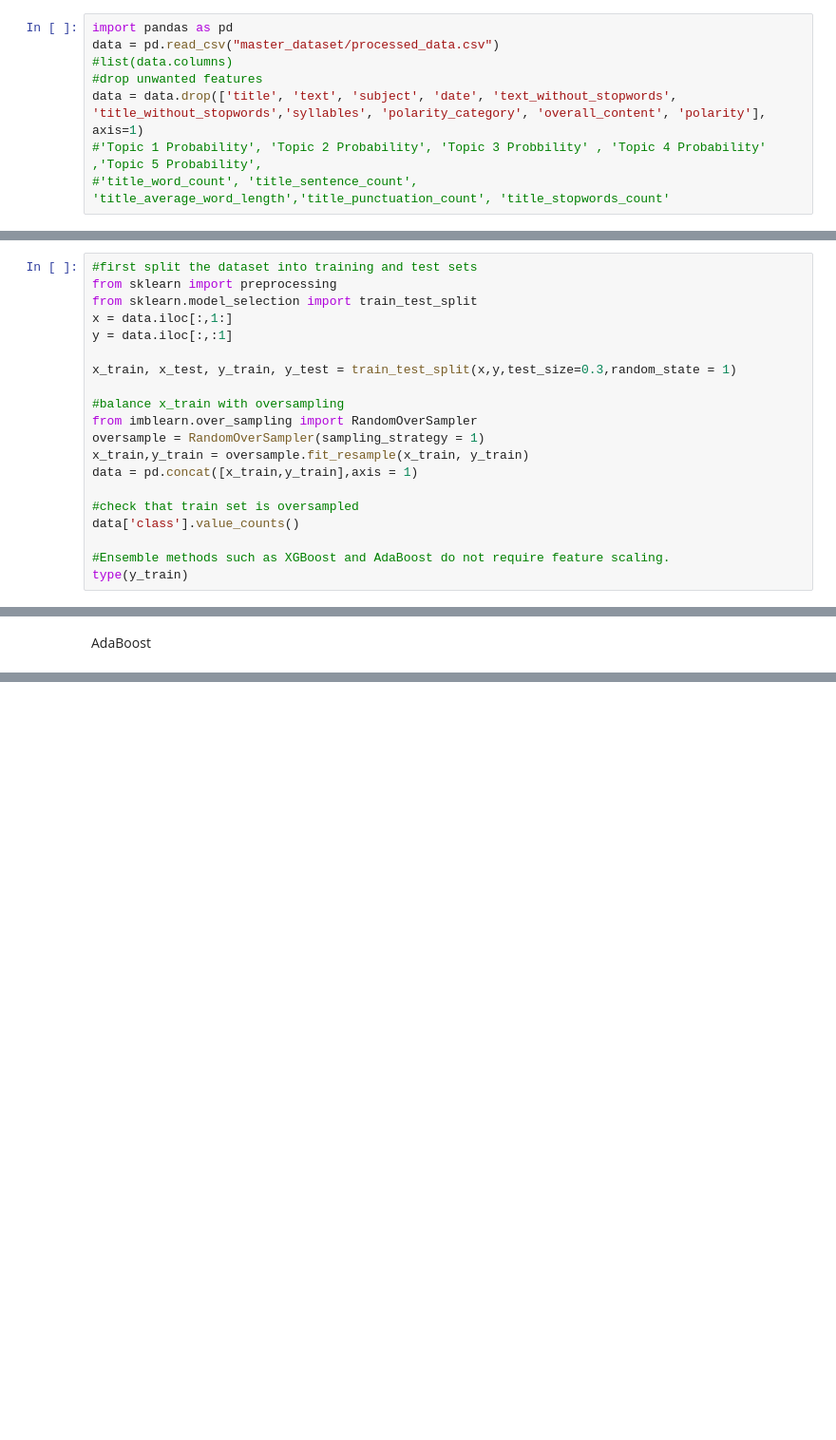
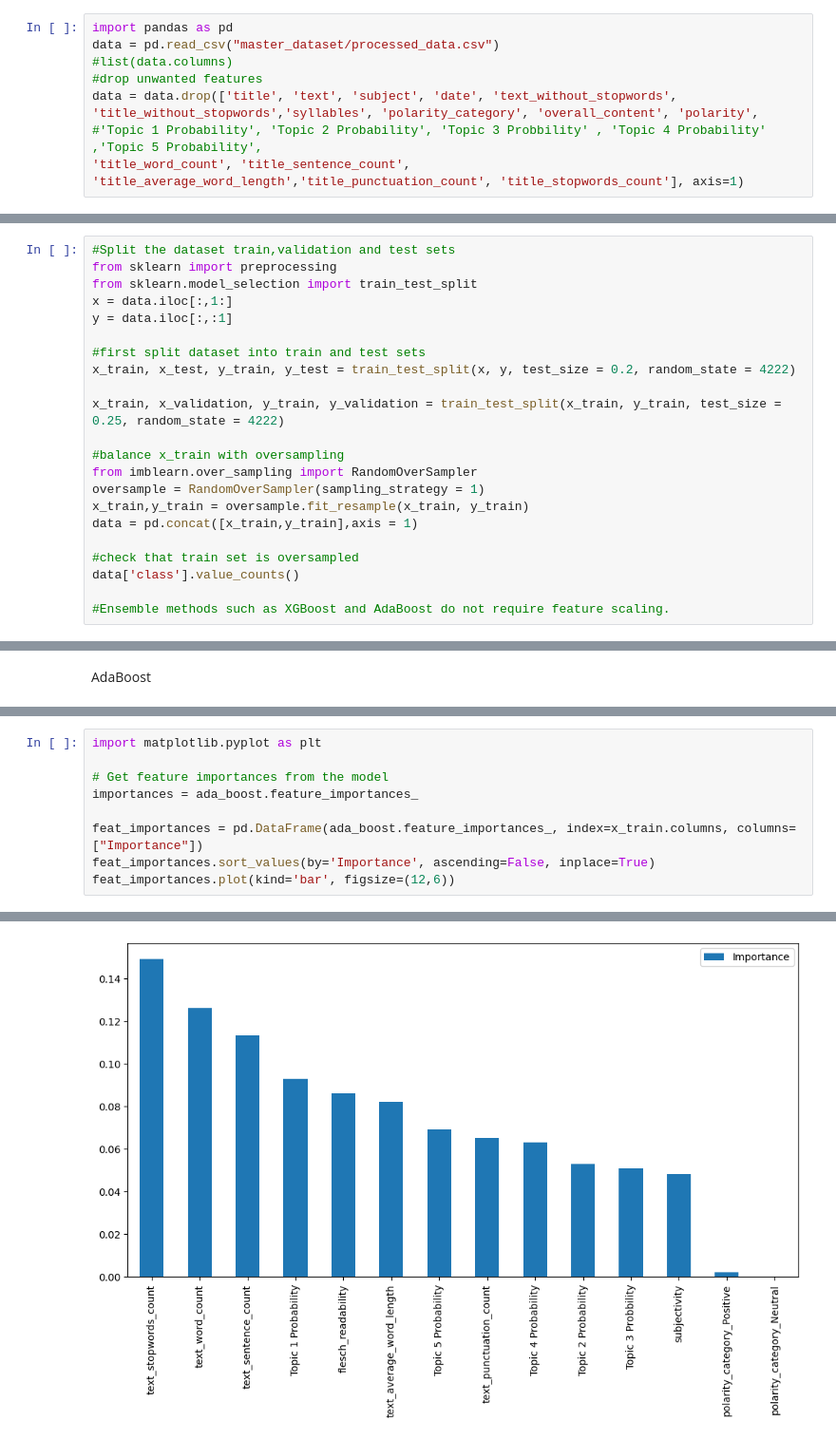
Before and after one commit to brandonyhr98/BT4222-Group-Project, a Jupyter notebook: Boosting.ipynb, the cells around one changed output, grey strips where cells are left out. Shown at 95% size. Saved outputs shown, nothing was run; the diff lists cells and outputs as text; blank space fills up the shorter version.

```diff
--- a/Boosting.ipynb
+++ b/Boosting.ipynb
@@ -3,9 +3,9 @@ import pandas as pd
 data = pd.read_csv("master_dataset/processed_data.csv")
 #list(data.columns)
 #drop unwanted features
-data = data.drop(['title', 'text', 'subject', 'date', 'text_without_stopwords', 'title_without_stopwords','syllables', 'polarity_category', 'overall_content', 'polarity'], axis=1)
+data = data.drop(['title', 'text', 'subject', 'date', 'text_without_stopwords', 'title_without_stopwords','syllables', 'polarity_category', 'overall_content', 'polarity',
 #'Topic 1 Probability', 'Topic 2 Probability', 'Topic 3 Probbility' , 'Topic 4 Probability' ,'Topic 5 Probability',
-#'title_word_count', 'title_sentence_count', 'title_average_word_length','title_punctuation_count', 'title_stopwords_count'
+'title_word_count', 'title_sentence_count', 'title_average_word_length','title_punctuation_count', 'title_stopwords_count'], axis=1)
 # %%
 #dataset is slightly imbalanced so we will perform upsampling to balance the dataset.
 data['class'].value_counts()
@@ -39,11 +50,14 @@ list(data.columns)
 # %%
-#first split the dataset into training and test sets
+#Split the dataset train,validation and test sets
 from sklearn import preprocessing
 from sklearn.model_selection import train_test_split
 x = data.iloc[:,1:]
 y = data.iloc[:,:1]
 
-x_train, x_test, y_train, y_test = train_test_split(x,y,test_size=0.3,random_state = 1)
+#first split dataset into train and test sets
+x_train, x_test, y_train, y_test = train_test_split(x, y, test_size = 0.2, random_state = 4222)
+
+x_train, x_validation, y_train, y_validation = train_test_split(x_train, y_train, test_size = 0.25, random_state = 4222)
 
 #balance x_train with oversampling
 from imblearn.over_sampling import RandomOverSampler
@@ -55,5 +69,4 @@ data = pd.concat([x_train,y_train],axis = 1)
 data['class'].value_counts()
 
 #Ensemble methods such as XGBoost and AdaBoost do not require feature scaling.
-type(y_train)
 # %% [output]
@@ -82,0 +116,10 @@ F1_score: 0.9655824508320726
+# %%
+import matplotlib.pyplot as plt
+
+# Get feature importances from the model
+importances = ada_boost.feature_importances_
+
+feat_importances = pd.DataFrame(ada_boost.feature_importances_, index=x_train.columns, columns=["Importance"])
+feat_importances.sort_values(by='Importance', ascending=False, inplace=True)
+feat_importances.plot(kind='bar', figsize=(12,6))
+# %% [output]
@@ -83,3 +127,4 @@ F1_score: 0.9655824508320726
+[figure, added]
 # %%
 #hyperparameter tuning with gridsearch for Ada Boost
 from sklearn.model_selection import GridSearchCV
```
Also changed, not shown: parts of 11 cells of this notebook.
